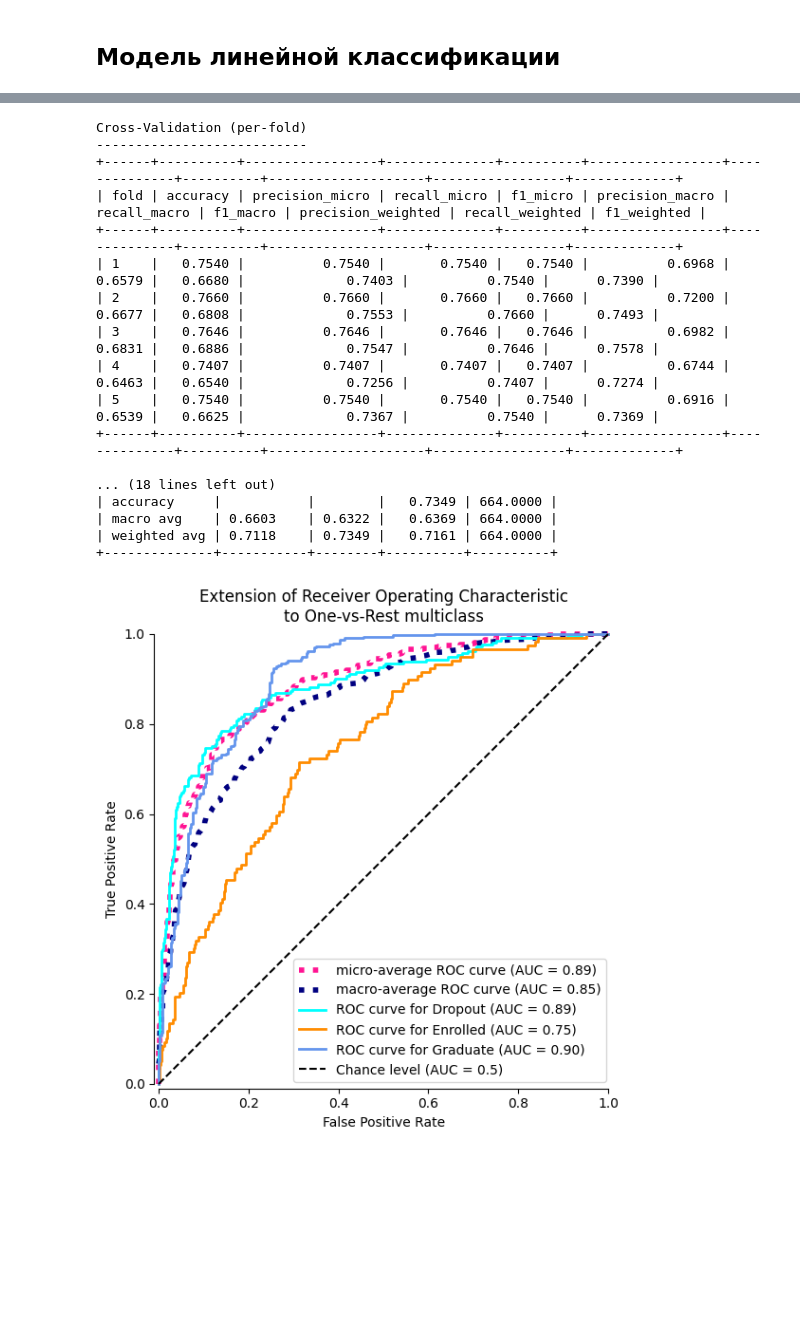
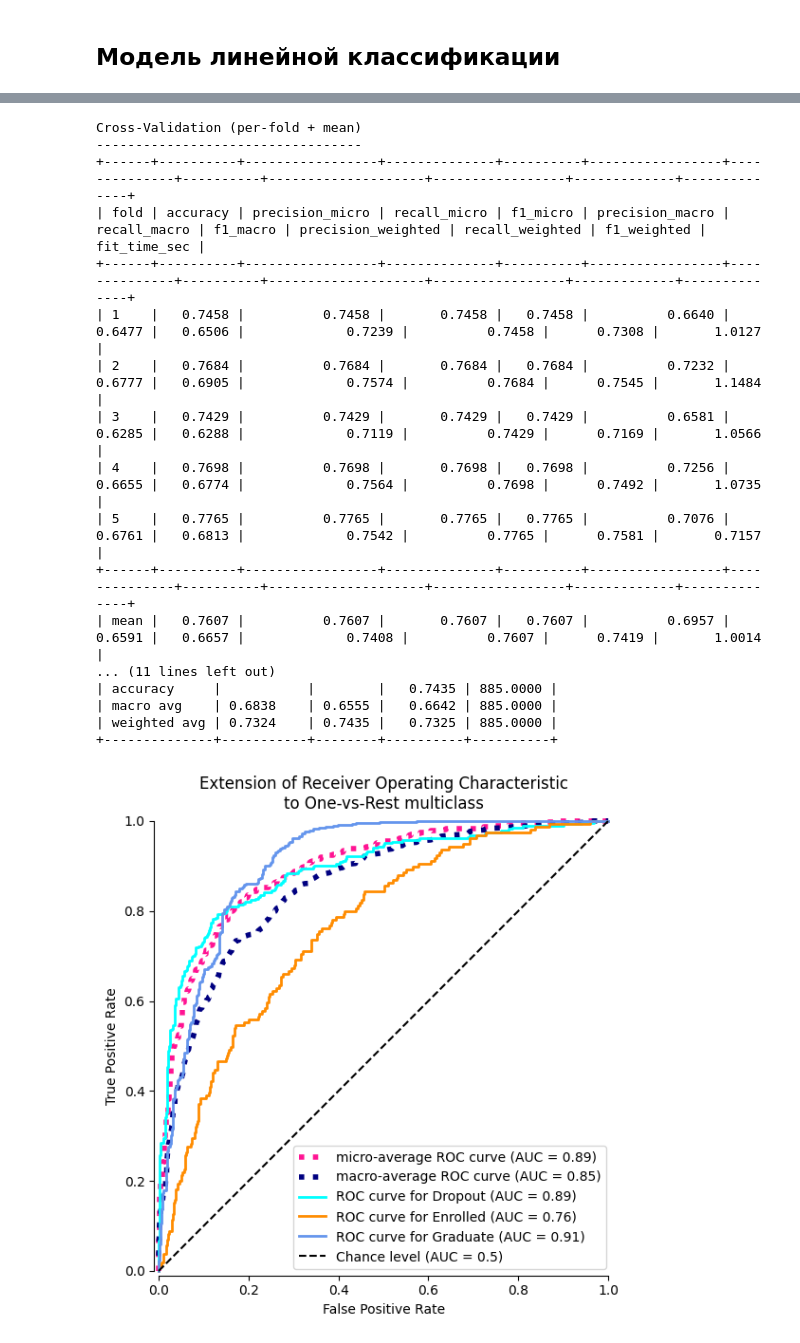
Before and after one commit to Lighter01/ml_algo_fall-2025, a Jupyter notebook: students/tonka-pa/lab1/notebooks/logreg.ipynb, the cells around one changed output, grey strips where cells are left out. Cells and saved outputs as stored; diff of their text form; code cells hidden in the pictures; blank space fills up the shorter version.

```diff
--- a/students/tonka-pa/lab1/notebooks/logreg.ipynb
+++ b/students/tonka-pa/lab1/notebooks/logreg.ipynb
@@ -1217,31 +1310,66 @@ fit_args = dict(
+# %%
+model_args = dict(
+    # --- base params
+    init_strategy = 'normal',
+    # --- fit args
+    total_steps = X_train_scaled.shape[0]*100,
+    learning_rate = 1e-2,
+    gd_algo = 'sgd',
+    batch_size = 1,
+    momentum = 0.0,
+    l2 = 0.01,
+    optim_step = False,
+    # early stopping
+    early_stopping = True,
+    tolerance = 1e-4,
+    n_startup_rounds = 0,
+    early_stop_rounds = 5,
+    validation_fraction = 0.1,
+    # рекуррентная оценка функции потерь
+    rec_mode = 'ema',
+    ema_lambda = 0.01,
+    # стратегия сэмплирования
+    sampling_mode = 'uniform',
+    shuffle = True,
+    sampling_tau = 0.5,
+    sampling_min_prob = 0.01,
+    refresh_rate = 200,
+    # --- logs
+    steps_per_epoch = 500,
+    verbose=False,
+    # --- misc
+    use_best_weights = False,
+    return_weights_history = False,
+    random_seed = SEED
+)
 # %%
 final_model, results = benchmark_classifier(
     LogRegNumpy,
-    X_trainval, y_trainval, X_test_scaled, y_test_enc,
+    X_train_scaled, y_train_enc,
+    X_test_scaled, y_test_enc,
     cv_folds=5,
     model_args=model_args,
-    fit_args=fit_args,
-    class_names=label_encoder.classes_,   # optional
+    class_names=label_encoder.classes_,
     plot_roc=True,
     plot_confusions=True
 )
 # %% [output]
-Cross-Validation (per-fold)
----------------------------
-+------+----------+-----------------+--------------+----------+-----------------+--------------+----------+--------------------+-----------------+-------------+
-| fold | accuracy | precision_micro | recall_micro | f1_micro | precision_macro | recall_macro | f1_macro | precision_weighted | recall_weighted | f1_weighted |
-+------+----------+-----------------+--------------+----------+-----------------+--------------+----------+--------------------+-----------------+-------------+
-| 1    |   0.7540 |          0.7540 |       0.7540 |   0.7540 |          0.6968 |       0.6579 |   0.6680 |             0.7403 |          0.7540 |      0.7390 |
-| 2    |   0.7660 |          0.7660 |       0.7660 |   0.7660 |          0.7200 |       0.6677 |   0.6808 |             0.7553 |          0.7660 |      0.7493 |
-| 3    |   0.7646 |          0.7646 |       0.7646 |   0.7646 |          0.6982 |       0.6831 |   0.6886 |             0.7547 |          0.7646 |      0.7578 |
-| 4    |   0.7407 |          0.7407 |       0.7407 |   0.7407 |          0.6744 |       0.6463 |   0.6540 |             0.7256 |          0.7407 |      0.7274 |
-| 5    |   0.7540 |          0.7540 |       0.7540 |   0.7540 |          0.6916 |       0.6539 |   0.6625 |             0.7367 |          0.7540 |      0.7369 |
-+------+----------+-----------------+--------------+----------+-----------------+--------------+----------+--------------------+-----------------+-------------+
-
-... (18 lines left out)
-| accuracy     |           |        |   0.7349 | 664.0000 |
-| macro avg    | 0.6603    | 0.6322 |   0.6369 | 664.0000 |
-| weighted avg | 0.7118    | 0.7349 |   0.7161 | 664.0000 |
+Cross-Validation (per-fold + mean)
+----------------------------------
++------+----------+-----------------+--------------+----------+-----------------+--------------+----------+--------------------+-----------------+-------------+--------------+
+| fold | accuracy | precision_micro | recall_micro | f1_micro | precision_macro | recall_macro | f1_macro | precision_weighted | recall_weighted | f1_weighted | fit_time_sec |
++------+----------+-----------------+--------------+----------+-----------------+--------------+----------+--------------------+-----------------+-------------+--------------+
+| 1    |   0.7458 |          0.7458 |       0.7458 |   0.7458 |          0.6640 |       0.6477 |   0.6506 |             0.7239 |          0.7458 |      0.7308 |       1.0127 |
+| 2    |   0.7684 |          0.7684 |       0.7684 |   0.7684 |          0.7232 |       0.6777 |   0.6905 |             0.7574 |          0.7684 |      0.7545 |       1.1484 |
+| 3    |   0.7429 |          0.7429 |       0.7429 |   0.7429 |          0.6581 |       0.6285 |   0.6288 |             0.7119 |          0.7429 |      0.7169 |       1.0566 |
+| 4    |   0.7698 |          0.7698 |       0.7698 |   0.7698 |          0.7256 |       0.6655 |   0.6774 |             0.7564 |          0.7698 |      0.7492 |       1.0735 |
+| 5    |   0.7765 |          0.7765 |       0.7765 |   0.7765 |          0.7076 |       0.6761 |   0.6813 |             0.7542 |          0.7765 |      0.7581 |       0.7157 |
++------+----------+-----------------+--------------+----------+-----------------+--------------+----------+--------------------+-----------------+-------------+--------------+
+| mean |   0.7607 |          0.7607 |       0.7607 |   0.7607 |          0.6957 |       0.6591 |   0.6657 |             0.7408 |          0.7607 |      0.7419 |       1.0014 |
+... (11 lines left out)
+| accuracy     |           |        |   0.7435 | 885.0000 |
+| macro avg    | 0.6838    | 0.6555 |   0.6642 | 885.0000 |
+| weighted avg | 0.7324    | 0.7435 |   0.7325 | 885.0000 |
 +--------------+-----------+--------+----------+----------+
-[figure, old version]
+[figure, new version]
 [figure]
```
Also changed, not shown: parts of 33 cells of this notebook.
